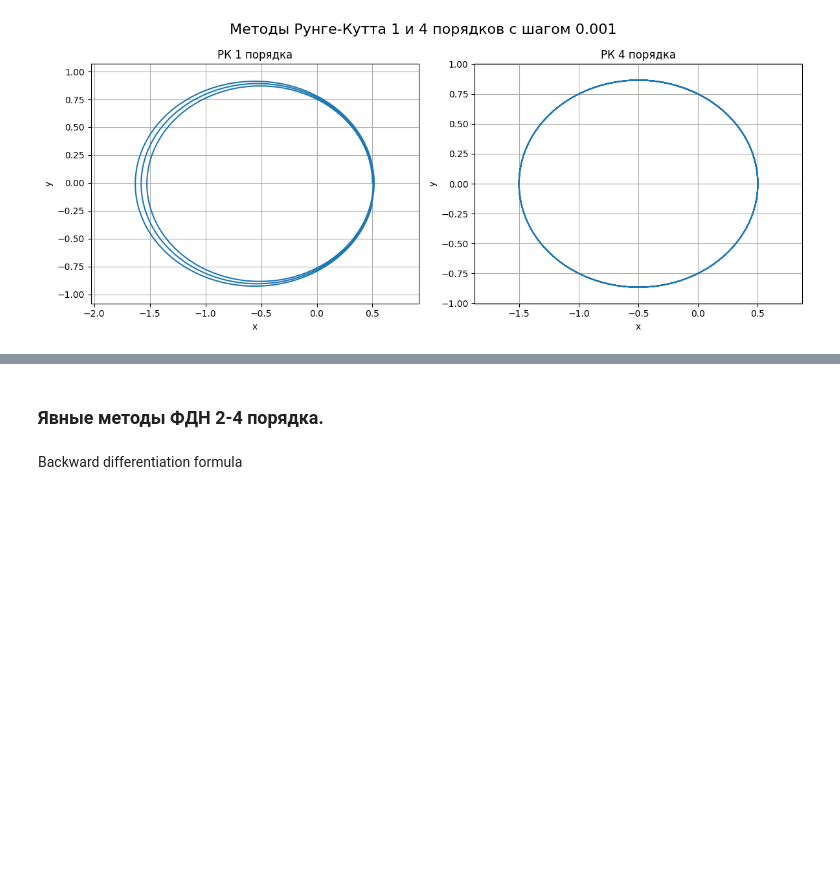
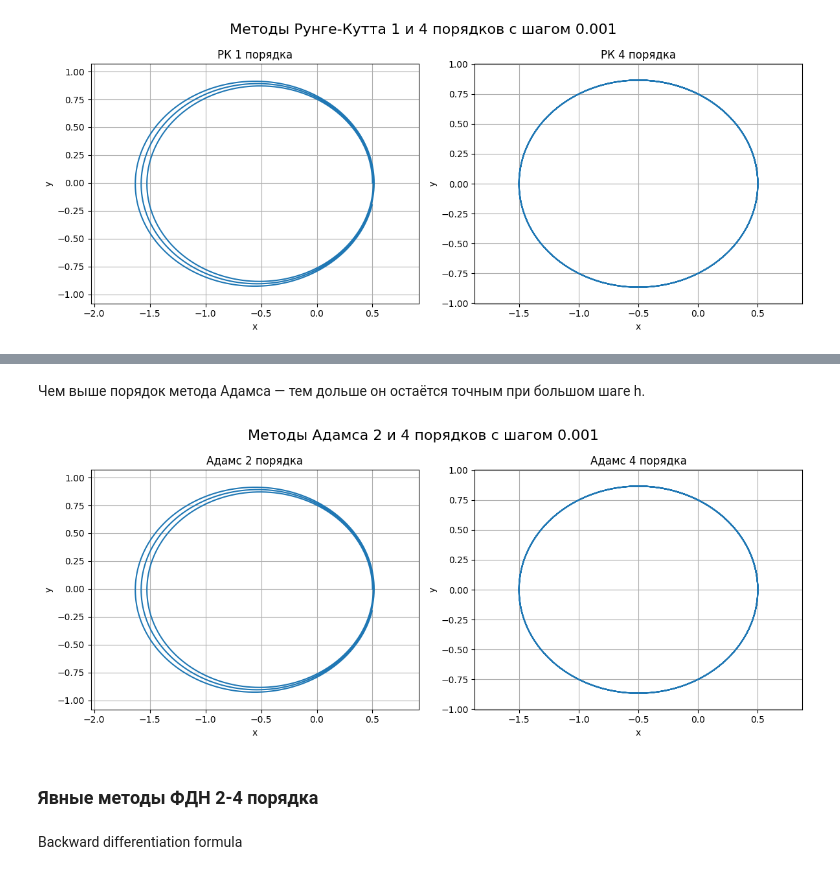
Before and after one commit to oncominglane/computational_mathematics, a Jupyter notebook: sem2/lab6/lab6.ipynb, the cells around one changed output, grey strips where cells are left out. Cells and saved outputs as stored; diff of their text form; code cells hidden in the pictures; blank space fills up the shorter version.

```diff
--- a/sem2/lab6/lab6.ipynb
+++ b/sem2/lab6/lab6.ipynb
@@ -236,7 +238,7 @@ fig, axs = plt.subplots(1, 2, figsize=(12, 5))  # 1 строка, 2 график
 
 h =  0.001
 
-S1 = integrate(f, Y0, t_start, t_stop, h, order=1)
+S1 = integrate_runge_kutt(f, Y0, t_start, t_stop, h, order=1)
 x1 = [p[1] for p in S1]
 y1 = [p[2] for p in S1]
 axs[0].plot(x1, y1)
@@ -246,7 +248,7 @@ axs[0].set_ylabel("y")
 axs[0].axis('equal')
 axs[0].grid(True)
 
-S4 = integrate(f, Y0, t_start, t_stop, h, order=4)
+S4 = integrate_runge_kutt(f, Y0, t_start, t_stop, h, order=4)
 x4 = [p[1] for p in S4]
 y4 = [p[2] for p in S4]
 axs[1].plot(x4, y4)
@@ -269,4 +375,37 @@ plt.show()
+# %% [markdown]
+Чем выше порядок метода Адамса — тем дольше он остаётся точным при большом шаге h.
+# %%
+fig, axs = plt.subplots(1, 2, figsize=(12, 5))  # 1 строка, 2 графика
+
+h =  0.001
+
+S2 = integrate_adams(f, Y0, t_start, t_stop, h, order=2)
+x1 = [p[1] for p in S1]
+y1 = [p[2] for p in S1]
+axs[0].plot(x1, y1)
+axs[0].set_title("Адамс 2 порядка")
+axs[0].set_xlabel("x")
+axs[0].set_ylabel("y")
+axs[0].axis('equal')
+axs[0].grid(True)
+
+S4 = integrate_adams(f, Y0, t_start, t_stop, h, order=4)
+x4 = [p[1] for p in S4]
+y4 = [p[2] for p in S4]
+axs[1].plot(x4, y4)
+axs[1].set_title("Адамс 4 порядка")
+axs[1].set_xlabel("x")
+axs[1].set_ylabel("y")
+axs[1].axis('equal')
+axs[1].grid(True)
+
+fig.suptitle(f"Методы Адамса 2 и 4 порядков с шагом {h}", fontsize=16)
+
+plt.tight_layout()
+plt.show()
+# %% [output]
+[figure, added]
 # %% [markdown]
-### **Явные методы ФДН 2-4 порядка.**
+### **Явные методы ФДН 2-4 порядка**
 # %% [markdown]
 Backward differentiation formula
```
Also changed, not shown: parts of 16 cells of this notebook, 2 other files.
